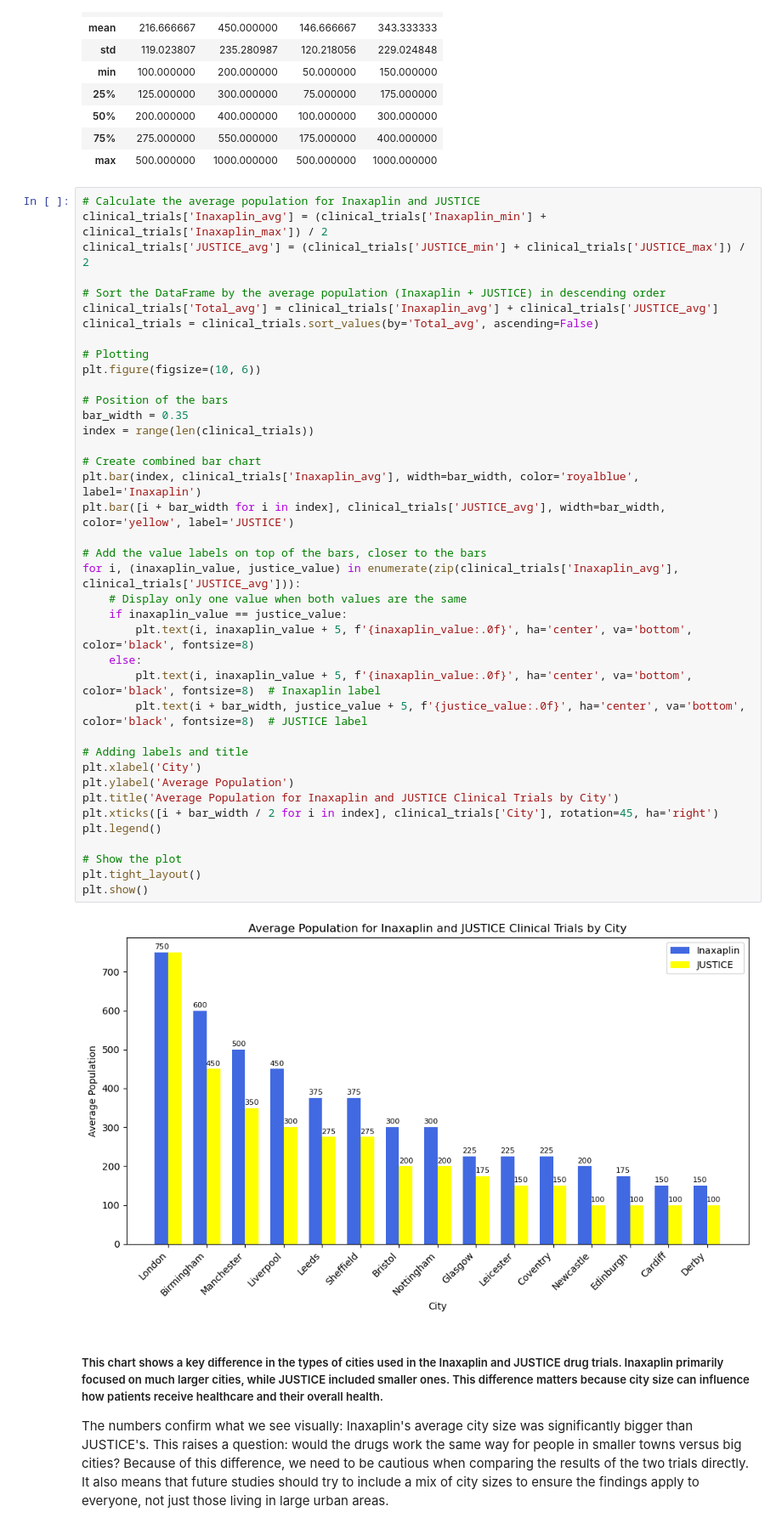
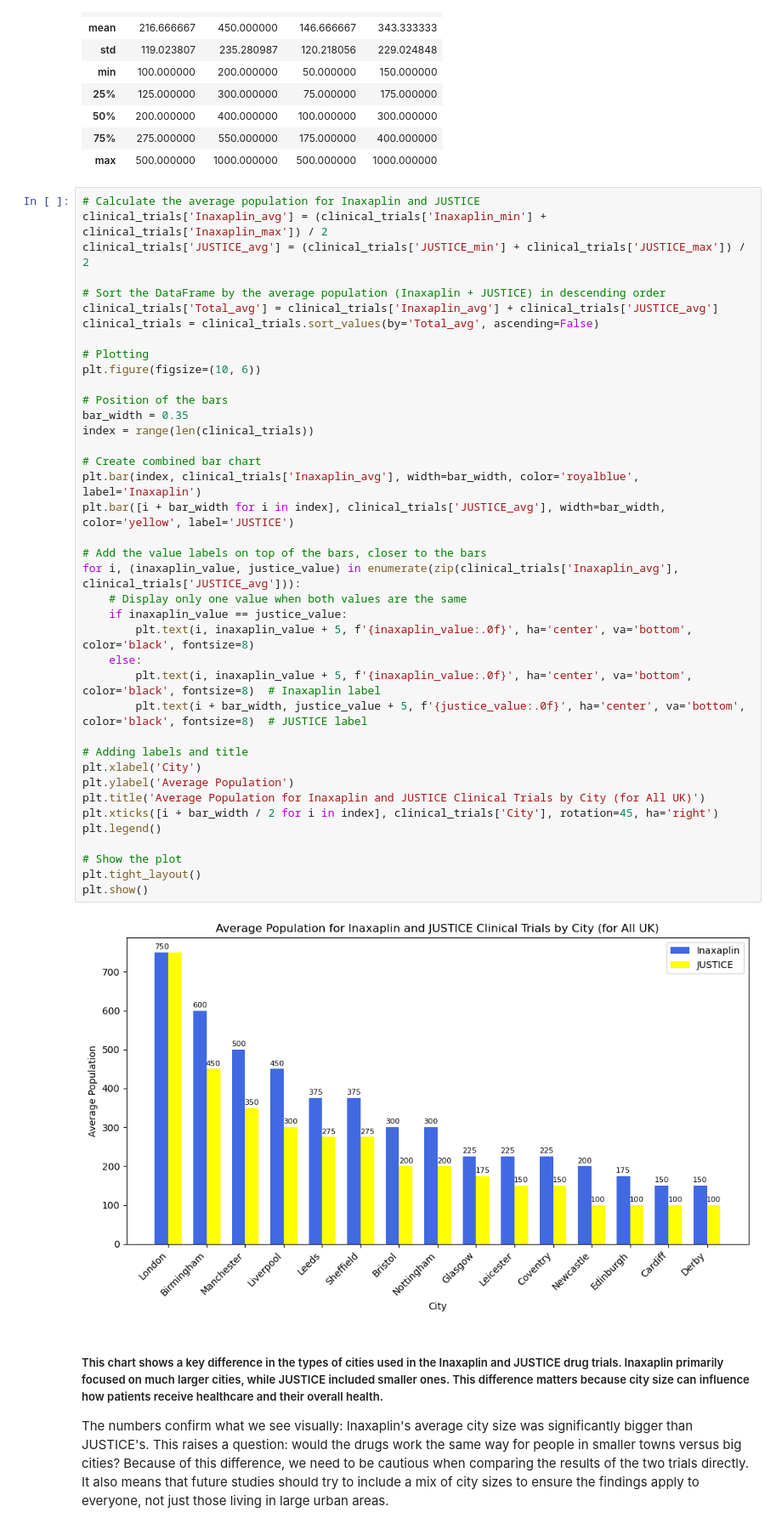
Before and after one commit to CesarChaparro1974/Dashboard-Development-for-Apol1-patients-in-UK, a Jupyter notebook: Project/notebook.ipynb, the cells around one changed output. Shown at 85% size. Drawn from its saved outputs; the diff is of its cells as text.

```diff
--- a/Project/notebook.ipynb
+++ b/Project/notebook.ipynb
@@ -126,35 +411,35 @@ clinical_trials = clinical_trials.sort_values(by='Total_avg', ascending=False)
 # Plotting
 plt.figure(figsize=(10, 6))
 
 # Position of the bars
 bar_width = 0.35
 index = range(len(clinical_trials))
 
 # Create combined bar chart
 plt.bar(index, clinical_trials['Inaxaplin_avg'], width=bar_width, color='royalblue', label='Inaxaplin')
 plt.bar([i + bar_width for i in index], clinical_trials['JUSTICE_avg'], width=bar_width, color='yellow', label='JUSTICE')
 
 # Add the value labels on top of the bars, closer to the bars
 for i, (inaxaplin_value, justice_value) in enumerate(zip(clinical_trials['Inaxaplin_avg'], clinical_trials['JUSTICE_avg'])):
     # Display only one value when both values are the same
     if inaxaplin_value == justice_value:
         plt.text(i, inaxaplin_value + 5, f'{inaxaplin_value:.0f}', ha='center', va='bottom', color='black', fontsize=8)
     else:
         plt.text(i, inaxaplin_value + 5, f'{inaxaplin_value:.0f}', ha='center', va='bottom', color='black', fontsize=8)  # Inaxaplin label
         plt.text(i + bar_width, justice_value + 5, f'{justice_value:.0f}', ha='center', va='bottom', color='black', fontsize=8)  # JUSTICE label
 
 # Adding labels and title
 plt.xlabel('City')
 plt.ylabel('Average Population')
-plt.title('Average Population for Inaxaplin and JUSTICE Clinical Trials by City')
+plt.title('Average Population for Inaxaplin and JUSTICE Clinical Trials by City (for All UK)')
 plt.xticks([i + bar_width / 2 for i in index], clinical_trials['City'], rotation=45, ha='right')
 plt.legend()
 
 # Show the plot
 plt.tight_layout()
 plt.show()
 # %% [output]
-[figure, old version]
+[figure, new version]
 # %% [markdown]
 ##### This chart shows a key difference in the types of cities used in the Inaxaplin and JUSTICE drug trials.  Inaxaplin primarily focused on much larger cities, while JUSTICE included smaller ones.  This difference matters because city size can influence how patients receive healthcare and their overall health.
 
```
Also changed, not shown: parts of 121 cells of this notebook, 8 other files.
